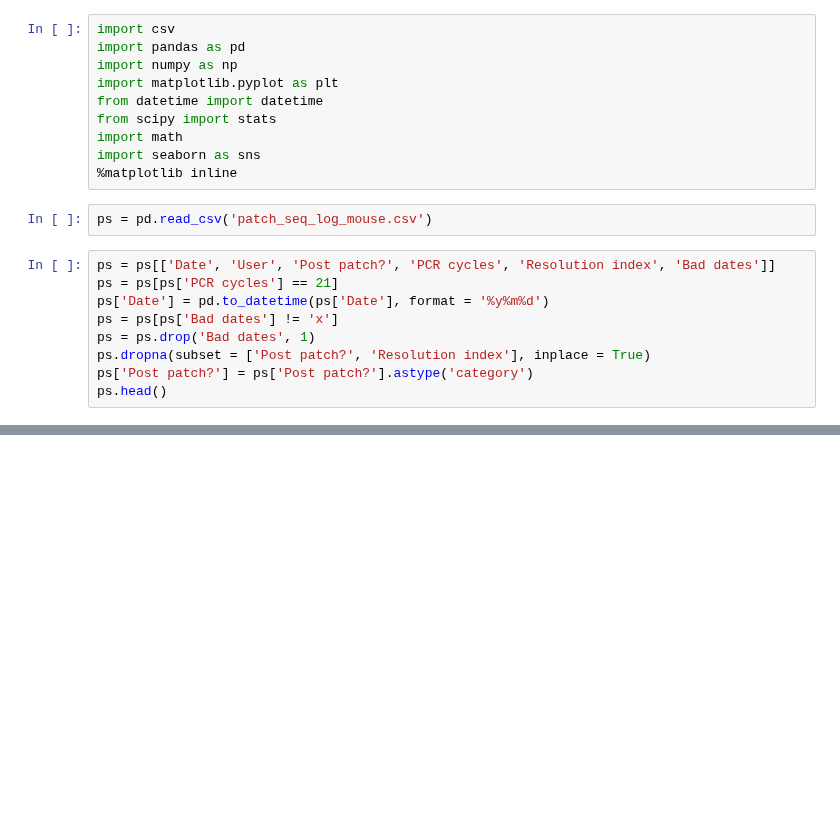
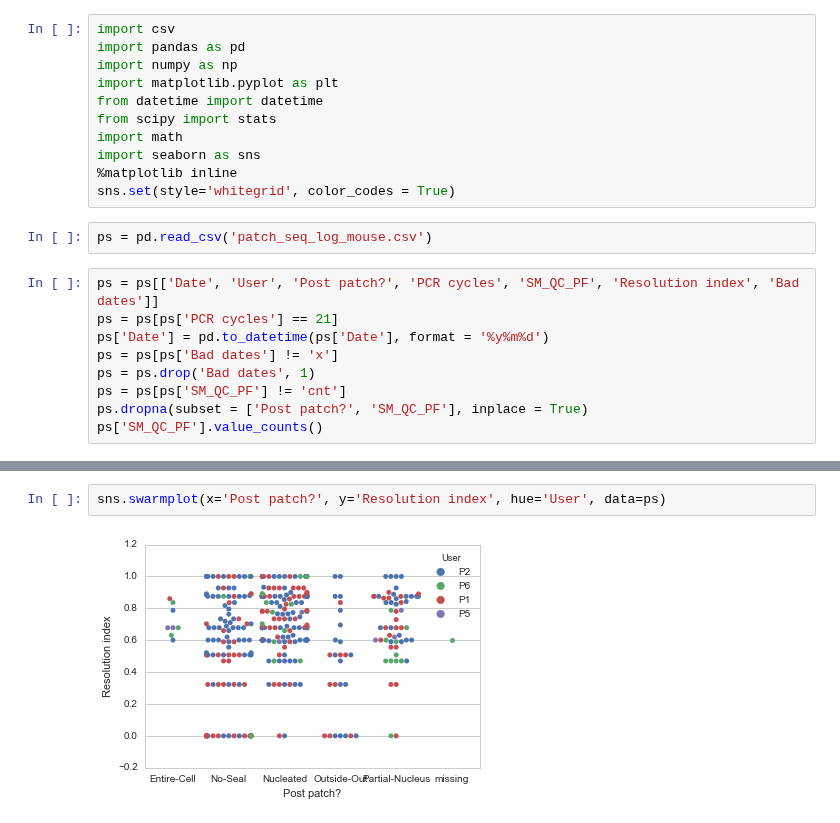
Before and after one commit to ru57y34nn/patchseq_gdoc_analysis, a Jupyter notebook: Post Patch vs Resolution Index.ipynb, the cells around one changed output, grey strips where cells are left out. Cells and saved outputs as stored; diff of their text form; blank space fills up the shorter version.

Commit message:
created post patch vs resolution index plots in seaborn

```diff
--- a/Post Patch vs Resolution Index.ipynb
+++ b/Post Patch vs Resolution Index.ipynb
@@ -8,15 +8,16 @@ from scipy import stats
 import math
 import seaborn as sns
 %matplotlib inline
+sns.set(style='whitegrid', color_codes = True)
 # %%
 ps = pd.read_csv('patch_seq_log_mouse.csv')
 # %%
-ps = ps[['Date', 'User', 'Post patch?', 'PCR cycles', 'Resolution index', 'Bad dates']]
+ps = ps[['Date', 'User', 'Post patch?', 'PCR cycles', 'SM_QC_PF', 'Resolution index', 'Bad dates']]
 ps = ps[ps['PCR cycles'] == 21]
 ps['Date'] = pd.to_datetime(ps['Date'], format = '%y%m%d')
 ps = ps[ps['Bad dates'] != 'x']
 ps = ps.drop('Bad dates', 1)
-ps.dropna(subset = ['Post patch?', 'Resolution index'], inplace = True)
-ps['Post patch?'] = ps['Post patch?'].astype('category')
-ps.head()
+ps = ps[ps['SM_QC_PF'] != 'cnt']
+ps.dropna(subset = ['Post patch?', 'SM_QC_PF'], inplace = True)
+ps['SM_QC_PF'].value_counts()
 # %% [output]
@@ -61,0 +63,4 @@ ax.set_xticklabels(ps['Post patch?'], rotation =90)
+# %%
+sns.swarmplot(x='Post patch?', y='Resolution index', hue='User', data=ps)
+# %% [output]
+[figure, added]
```
Also changed, not shown: parts of 10 cells of this notebook, 1 other file.
